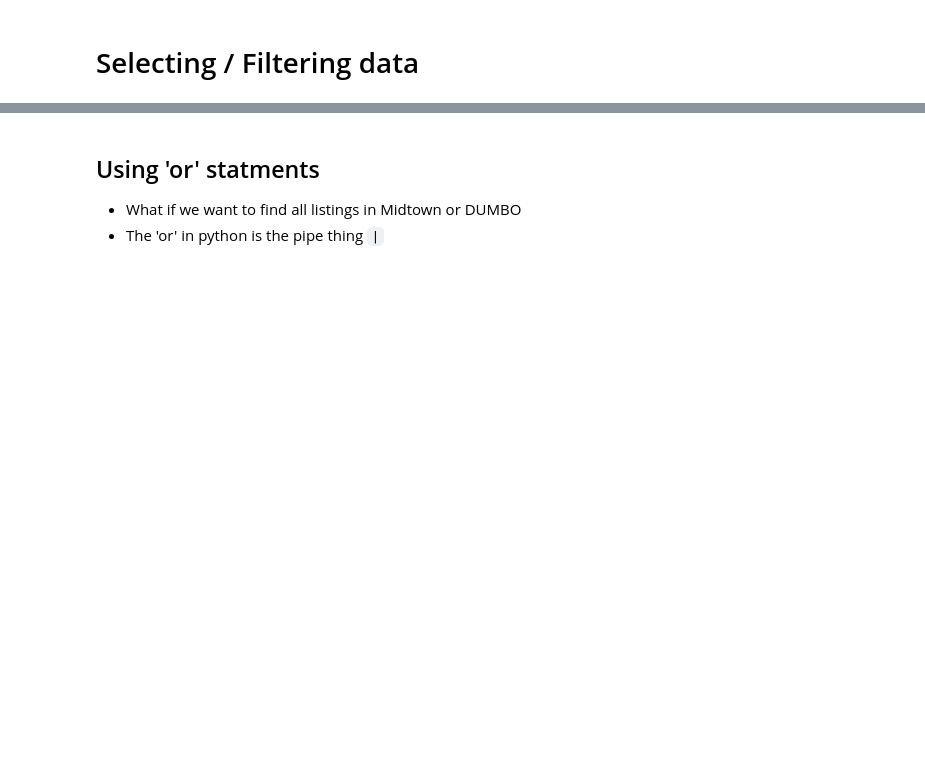
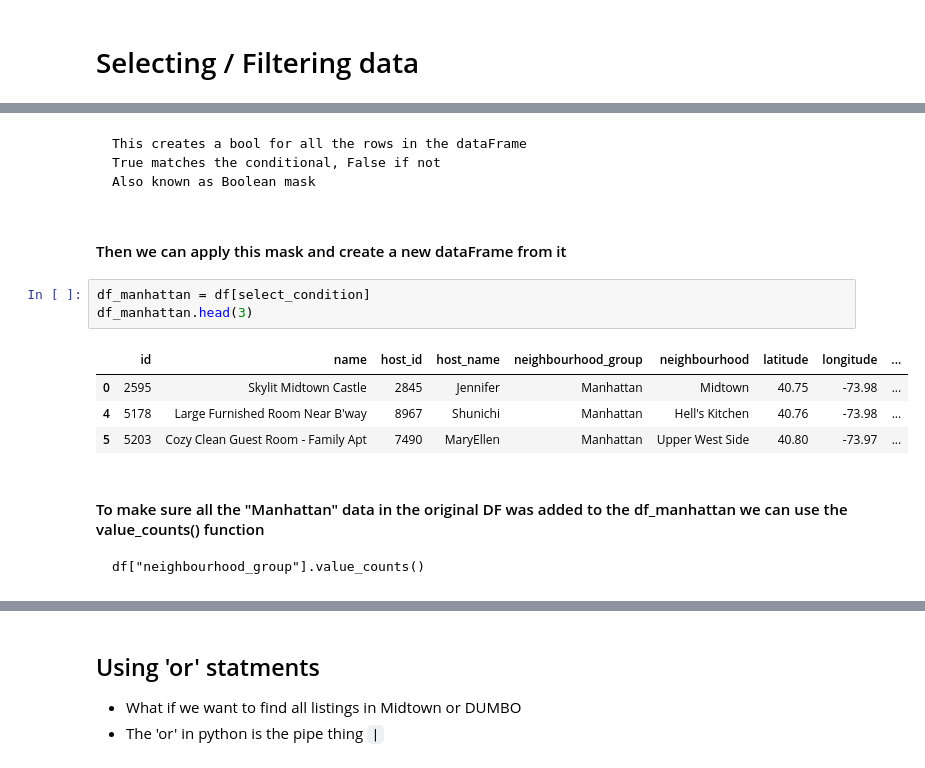
Before and after one commit to tanveerm176/2023-fall-data-science-tuesday, a Jupyter notebook: Week-01-Pandas/Lecture.ipynb, the cells around one changed output, grey strips where cells are left out. Drawn from its saved outputs; the diff is of its cells as text; blank space fills up the shorter version.

```diff
--- a/Week-01-Pandas/Lecture.ipynb
+++ b/Week-01-Pandas/Lecture.ipynb
@@ -190,0 +287,17 @@ df.neighbourhood_group.value_counts()
+# %% [markdown]
+    This creates a bool for all the rows in the dataFrame
+    True matches the conditional, False if not
+    Also known as Boolean mask
+# %% [markdown]
+#### Then we can apply this mask and create a new dataFrame from it
+# %%
+df_manhattan = df[select_condition]
+df_manhattan.head(3)
+# %% [output]
+|  | id | name | host_id | host_name | neighbourhood_group | neighbourhood | latitude | longitude | ... |
+| 0 | 2595 | Skylit Midtown Castle | 2845 | Jennifer | Manhattan | Midtown | 40.75 | -73.98 | ... |
+| 4 | 5178 | Large Furnished Room Near B'way | 8967 | Shunichi | Manhattan | Hell's Kitchen | 40.76 | -73.98 | ... |
+| 5 | 5203 | Cozy Clean Guest Room - Family Apt | 7490 | MaryEllen | Manhattan | Upper West Side | 40.80 | -73.97 | ... |
+# %% [markdown]
+#### To make sure all the "Manhattan" data in the original DF was added to the df_manhattan we can use the value_counts() function
+    df["neighbourhood_group"].value_counts()
```
Also changed, not shown: parts of 91 cells of this notebook, 3 other files.
